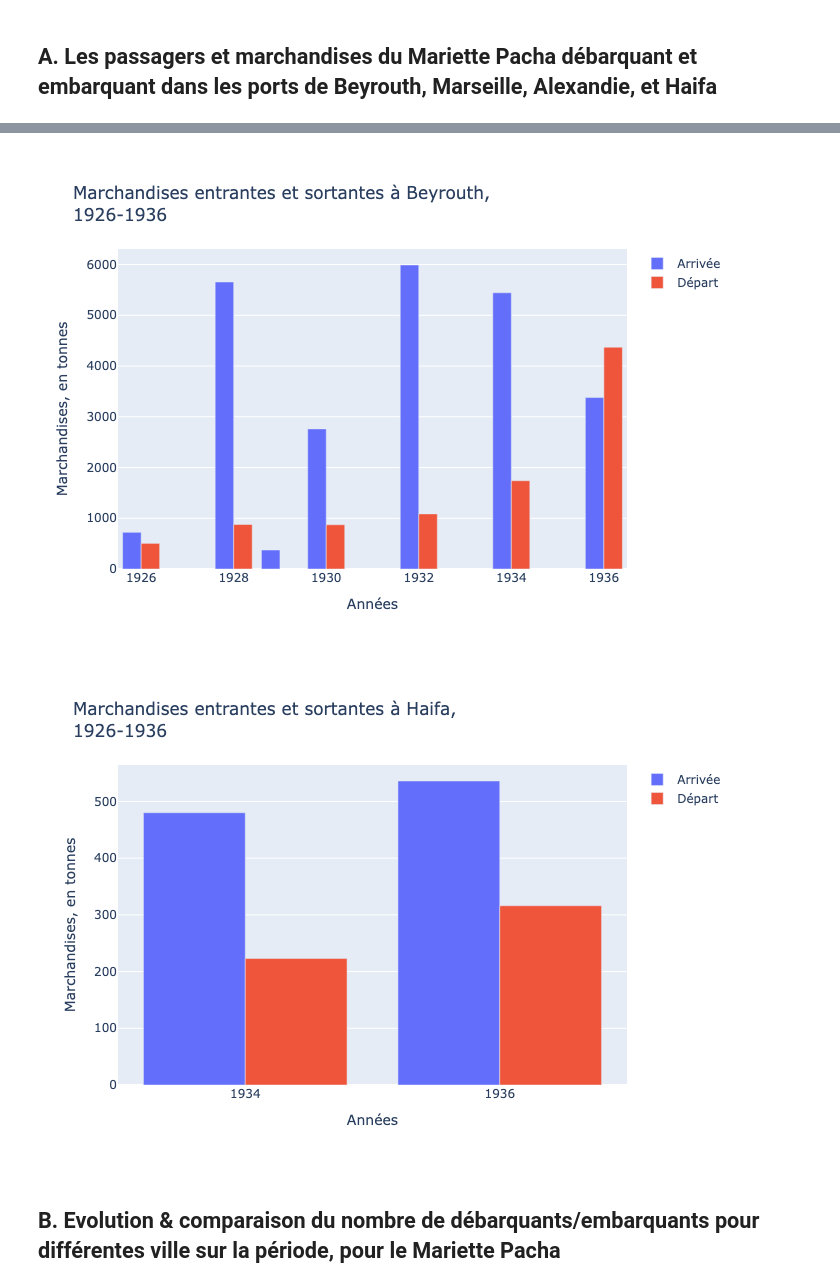
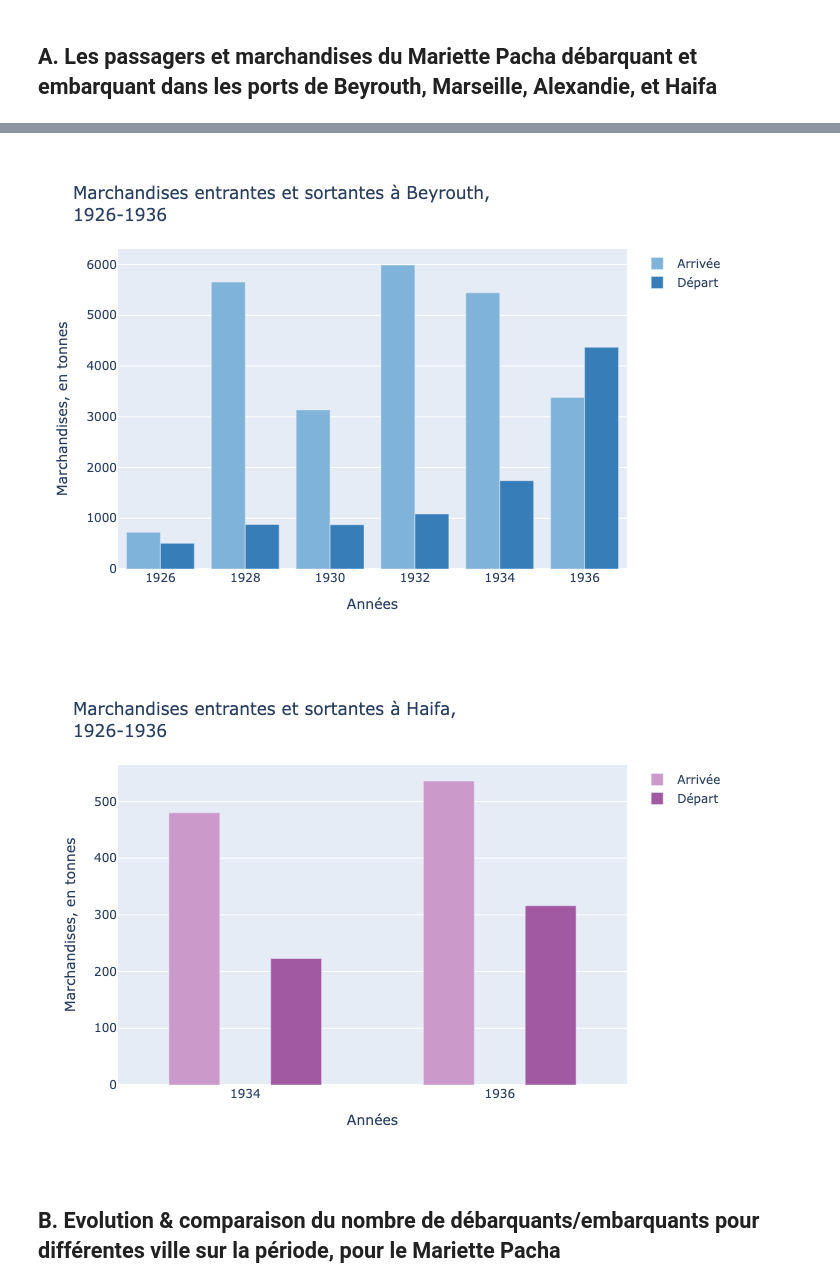
Before and after one commit to lod4hss-projects/borders, a Jupyter notebook: analysis/analysis.ipynb, the cells around one changed output, grey strips where cells are left out. Cells and saved outputs as stored; diff of their text form; code cells hidden in the pictures.

```diff
--- a/analysis/analysis.ipynb
+++ b/analysis/analysis.ipynb
@@ -338,21 +401,21 @@ display(Image(filename="cargo-departure-city.png"))
 # %%
 fig = go.Figure()
-fig.add_trace(go.Bar(x=beirut_arrivals_year["year"], y=beirut_arrivals_year["dis_weight_in_tons"], name="Arrivée"))
-fig.add_trace(go.Bar(x=beirut_departure_year["year"], y=beirut_departure_year["emb_weight_in_tons"], name="Départ"))
+fig.add_trace(go.Bar(x=beirut_arrivals_year["year"], y=beirut_arrivals_year["dis_weight_in_tons"], name="Arrivée", marker_color=COLORS['Beyrouth']['cargo']['arrivals']))
+fig.add_trace(go.Bar(x=beirut_departure_year["year"], y=beirut_departure_year["emb_weight_in_tons"], name="Départ", marker_color=COLORS['Beyrouth']['cargo']['departures']))
 fig.update_layout(title=f"Marchandises entrantes et sortantes à Beyrouth,<br>{begin_year}-{end_year}", xaxis_title="Années", yaxis_title="Marchandises, en tonnes", barmode="group")
 fig.write_image("beirut-cargo.png")
 display(Image(filename="beirut-cargo.png"))
 # %% [output]
-[figure, old version]
+[figure, new version]
 # %%
 fig = go.Figure()
-fig.add_trace(go.Bar(x=haifa_arrivals_year["year"], y=haifa_arrivals_year["dis_weight_in_tons"], name="Arrivée"))
-fig.add_trace(go.Bar(x=haifa_departure_year["year"], y=haifa_departure_year["emb_weight_in_tons"], name="Départ"))
+fig.add_trace(go.Bar(x=haifa_arrivals_year["year"], y=haifa_arrivals_year["dis_weight_in_tons"], name="Arrivée", marker_color=COLORS['Haifa']['cargo']['arrivals'], width=0.4))
+fig.add_trace(go.Bar(x=haifa_departure_year["year"], y=haifa_departure_year["emb_weight_in_tons"], name="Départ", marker_color=COLORS['Haifa']['cargo']['departures'], width=0.4))
 fig.update_layout(title=f"Marchandises entrantes et sortantes à Haifa,<br>{begin_year}-{end_year}", xaxis_title="Années", yaxis_title="Marchandises, en tonnes", barmode="group")
 fig.write_image("haifa-cargo.png")
 display(Image(filename="haifa-cargo.png"))
 # %% [output]
-[figure, old version]
+[figure, new version]
 # %% [markdown]
 ## B. Evolution & comparaison du nombre de débarquants/embarquants pour différentes ville sur la période, pour le Mariette Pacha
 # %%
```
Also changed, not shown: parts of 25 cells of this notebook, 31 other files.
